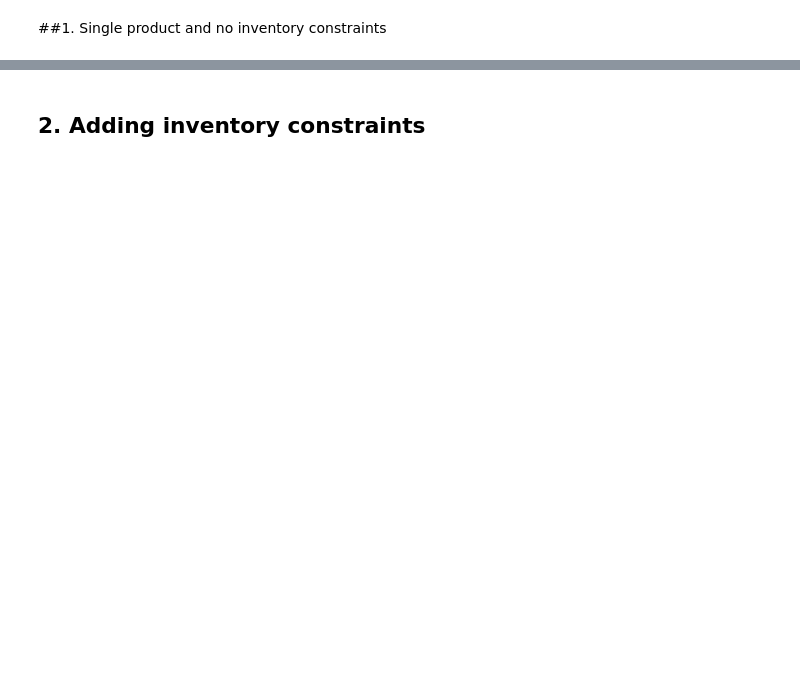
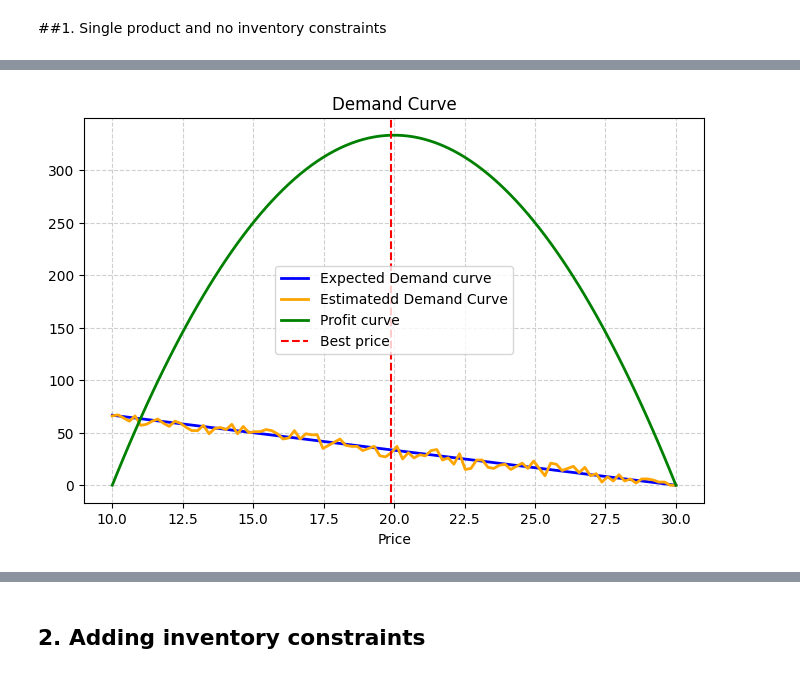
Before and after one commit to alessandrom10/Online_Learning_Applications_Project, a Jupyter notebook: Req_1/Req_1.ipynb, the cells around one changed output, grey strips where cells are left out. Drawn from its saved outputs; the diff is of its cells as text; code cells hidden in the pictures; blank space fills up the shorter version.

Commit message:
adding graphs

```diff
--- a/Req_1/Req_1.ipynb
+++ b/Req_1/Req_1.ipynb
@@ -150,0 +53,33 @@ plt.show();
+# %%
+T = 10000
+K = 100
+
+prices = np.linspace(10,30,K) # 100 actions!
+cost = 10
+conversion_probability = lambda p: 1-p/30
+
+n_customers = 100 # I assume the number of customers arriving is the same everyday (for now, in general this is not true)
+
+reward_function = lambda price, n_sales: (price-cost)*n_sales
+maximum_profit = reward_function(max(prices), n_customers) # the maximum possible reward is selling at the maximum price to every possible customer
+demand_curve = n_customers * conversion_probability(prices)
+estimated_demand_curve = np.random.binomial(n_customers, conversion_probability(prices))
+
+# let's compute the clairvoyant
+profit_curve = reward_function(prices, n_customers*conversion_probability(prices))
+best_price_index = np.argmax(profit_curve)
+best_price = prices[best_price_index]
+expected_clairvoyant_rewards = np.repeat(profit_curve[best_price_index], T)
+
+plt.figure(figsize=(8, 5))
+plt.plot(prices, demand_curve, label="Expected Demand curve", linewidth=2, color="blue")
+plt.plot(prices, estimated_demand_curve, label="Estimatedd Demand Curve", linewidth=2, color="orange")
+plt.plot(prices, profit_curve, label="Profit curve", linewidth=2, color="green")
+plt.axvline(best_price, color="red", linestyle="--", label="Best price")
+plt.xlabel("Price")
+plt.title("Demand Curve")
+plt.grid(True, linestyle="--", alpha=0.6)
+plt.legend()
+plt.show()
+# %% [output]
+[figure, added]
```
Also changed, not shown: parts of 16 cells of this notebook.
